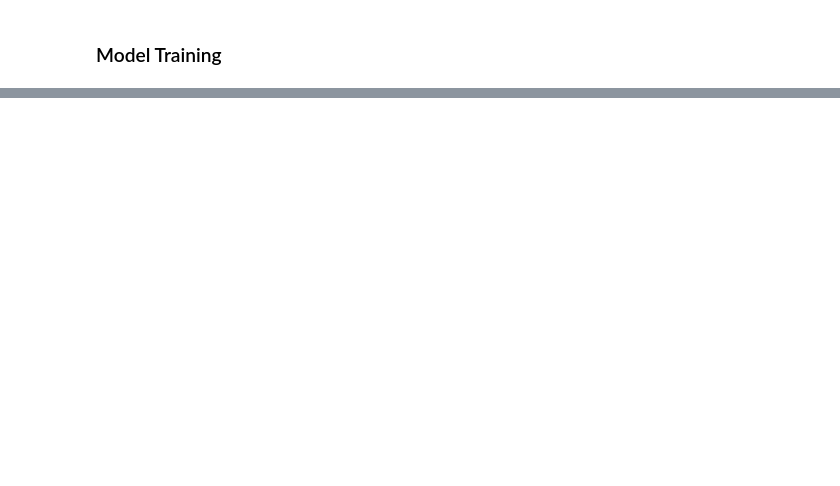
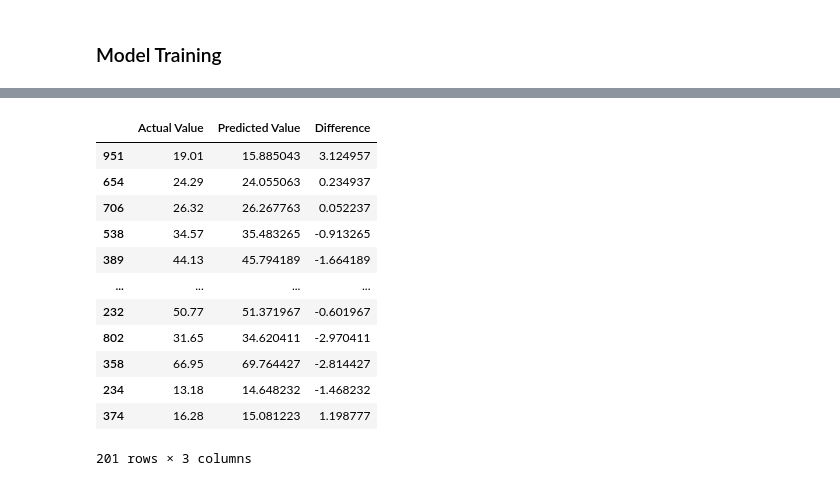
Before and after one commit to Nisalshanaka/Concrete-Strength, a Jupyter notebook: notebook/model_training.ipynb, the cells around one changed output, grey strips where cells are left out. Cells and saved outputs as stored; diff of their text form; code cells hidden in the pictures; blank space fills up the shorter version.

```diff
--- a/notebook/model_training.ipynb
+++ b/notebook/model_training.ipynb
@@ -267,0 +425,17 @@ ValueError: Found input variables with inconsistent numbers of samples: [804, 20
+# %%
+pred_df=pd.DataFrame({'Actual Value':y_test,'Predicted Value':y_pred,'Difference':y_test-y_pred})
+pred_df
+# %% [output]
+|  | Actual Value | Predicted Value | Difference |
+| 951 | 19.01 | 15.885043 | 3.124957 |
+| 654 | 24.29 | 24.055063 | 0.234937 |
+| 706 | 26.32 | 26.267763 | 0.052237 |
+| 538 | 34.57 | 35.483265 | -0.913265 |
+| 389 | 44.13 | 45.794189 | -1.664189 |
+| ... | ... | ... | ... |
+| 232 | 50.77 | 51.371967 | -0.601967 |
+| 802 | 31.65 | 34.620411 | -2.970411 |
+| 358 | 66.95 | 69.764427 | -2.814427 |
+| 234 | 13.18 | 14.648232 | -1.468232 |
+| 374 | 16.28 | 15.081223 | 1.198777 |
+201 rows × 3 columns
```
Also changed, not shown: parts of 16 cells of this notebook, 7 other files.
